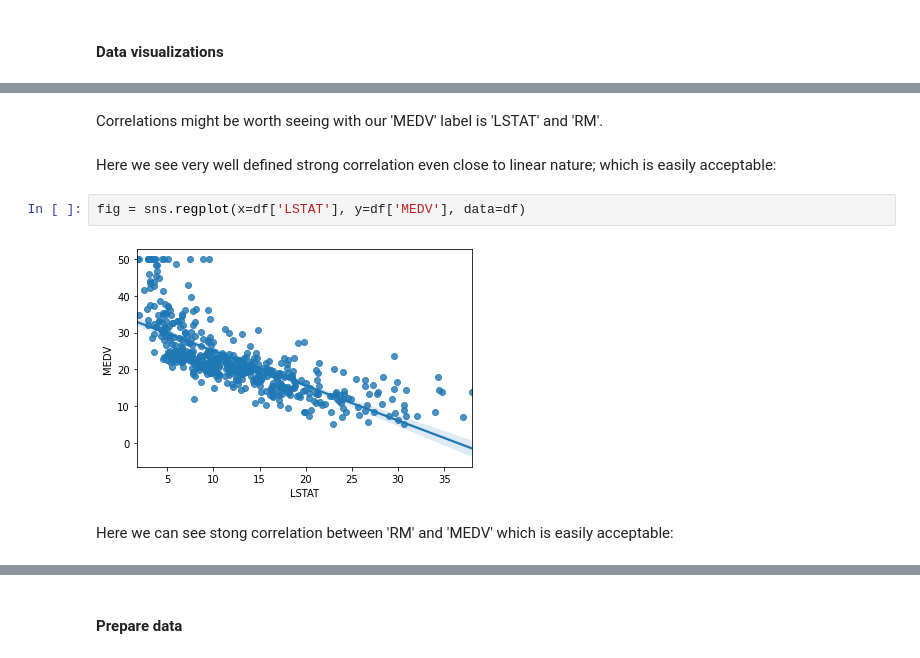
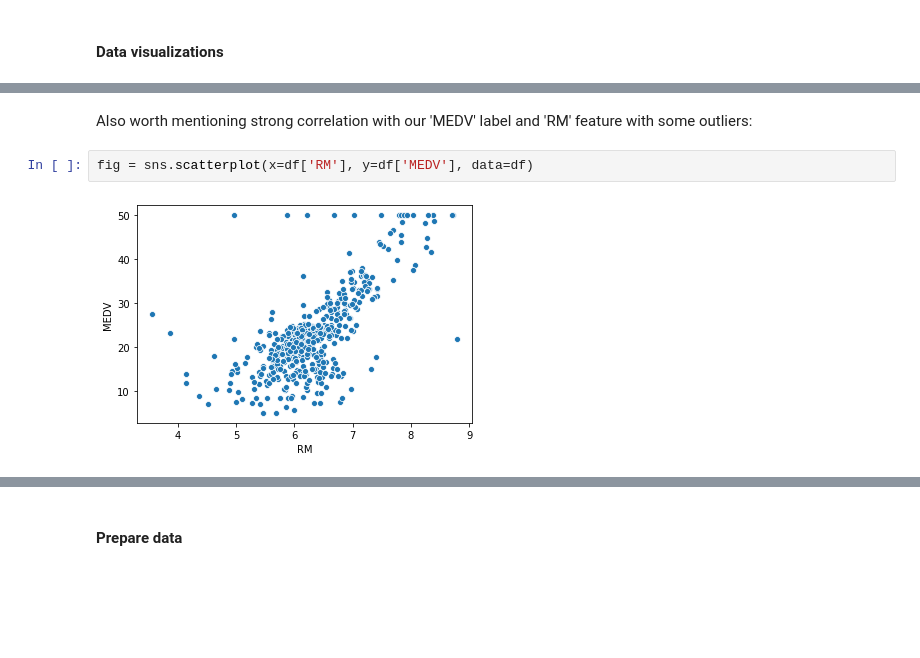
Before and after one commit to gecso75/projects, a Jupyter notebook: boston_house_price.ipynb, the cells around one changed output, grey strips where cells are left out. Drawn from its saved outputs; the diff is of its cells as text; blank space fills up the shorter version.

```diff
--- a/boston_house_price.ipynb
+++ b/boston_house_price.ipynb
@@ -162,10 +138,6 @@ plt.show()
 # %% [markdown]
-Correlations might be worth seeing with our 'MEDV' label is 'LSTAT' and 'RM'.
+Also worth mentioning strong correlation with our 'MEDV' label and 'RM' feature with some outliers:
-# %% [markdown]
-Here we see very well defined strong correlation even close to linear nature; which is easily acceptable:
 # %%
-fig = sns.regplot(x=df['LSTAT'], y=df['MEDV'], data=df)
+fig = sns.scatterplot(x=df['RM'], y=df['MEDV'], data=df)
 # %% [output]
-[figure, old version]
+[figure, new version]
-# %% [markdown]
-Here we can see stong correlation between 'RM' and 'MEDV' which is easily acceptable:
```
Also changed, not shown: parts of 31 cells of this notebook.
